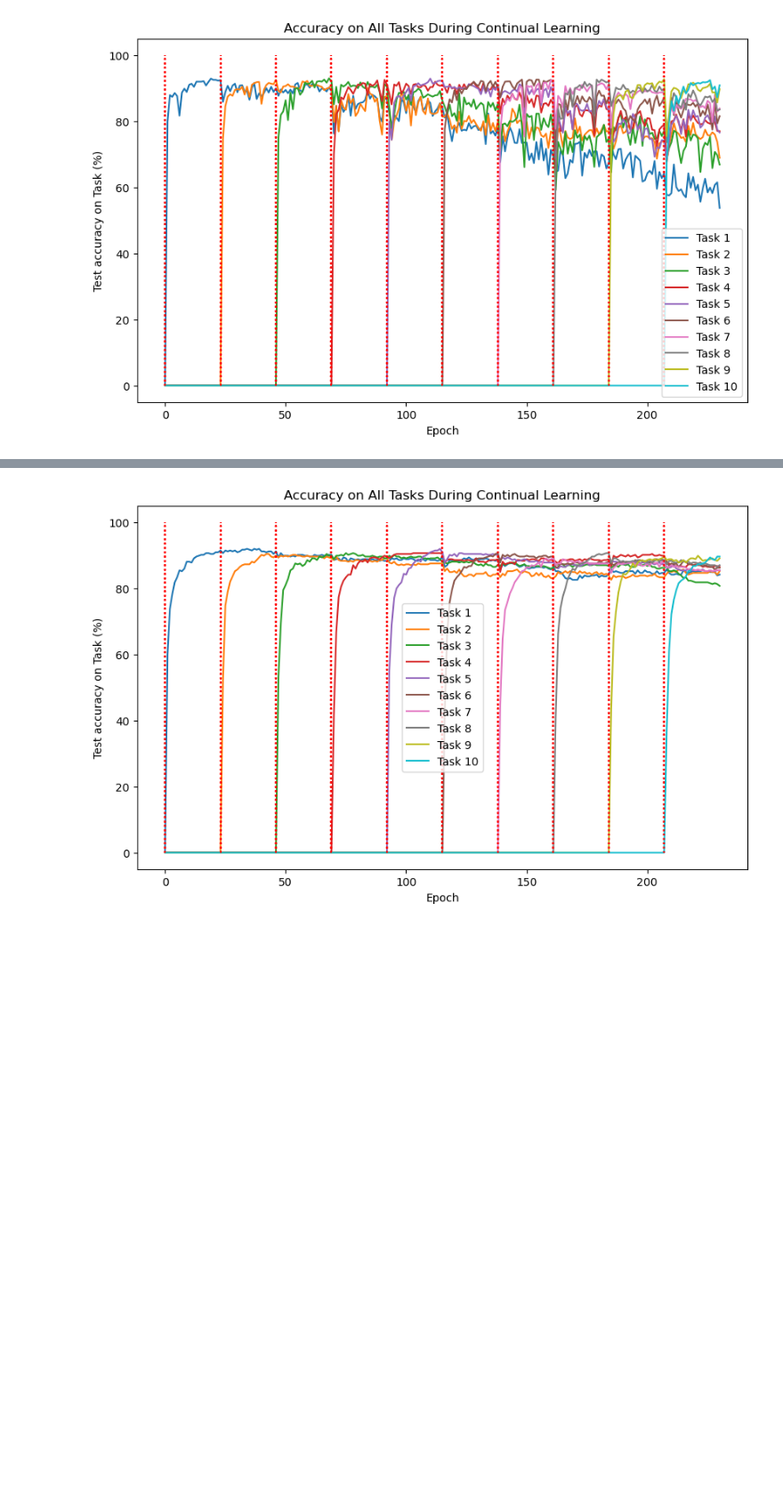
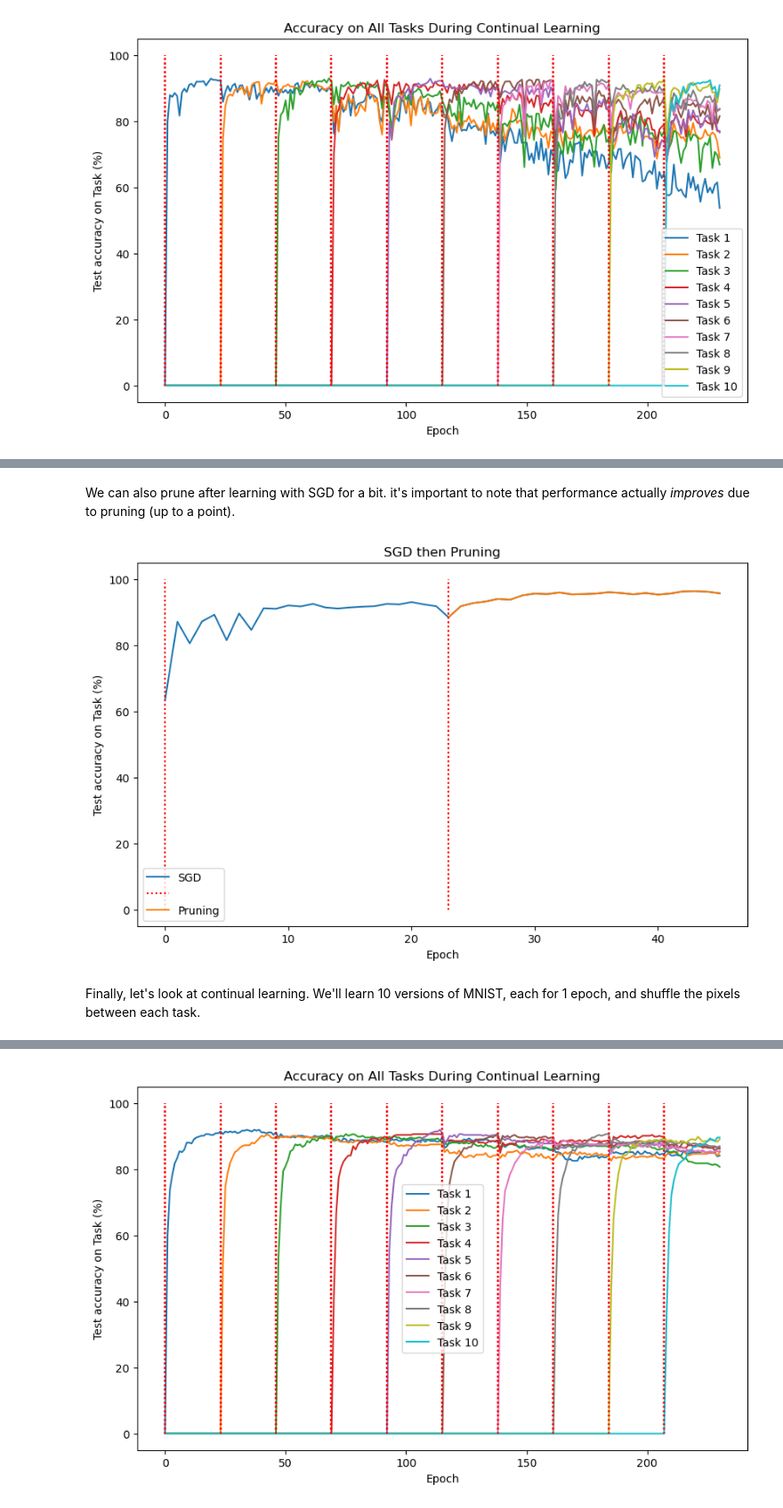
Before and after one commit to ZadorLaboratory/NeuralTangentEnsemble, a Jupyter notebook: pytorch_demo/demo_pruning.ipynb, the cells around one changed output, grey strips where cells are left out. Shown: that part at 89% size. Saved outputs shown, nothing was run; the diff lists cells and outputs as text; code cells hidden in the pictures; blank space fills up the shorter version.

```diff
--- a/pytorch_demo/demo_pruning.ipynb
+++ b/pytorch_demo/demo_pruning.ipynb
@@ -528,3 +476,59 @@ Text(0.5, 1.0, 'Noise level 0.001')
+# %% [markdown]
+We can also prune after learning with SGD for a bit. it's important to note that performance actually *improves* due to pruning (up to a point).
+# %%
+
+num_rounds = 2  # Number of datasets to create and train on
+num_epochs = 1  # Number of epochs to train on each dataset
+all_accuracies = []
+
+if torch.backends.mps.is_available():
+    device = "mps"
+else:
+    device = torch.device("cuda" if torch.cuda.is_available() else "cpu")
+
+model = MLP(input_dim=784, output_dim=10, num_features=100_000, n_layers=2)  # Initialize the model
+model = perturb_model(model.to(device), 1e-5)
+
+init_model = None
+
+train_loader, test_loader = shuffled_MNIST(128)  # Create new shuffled dataset
+
+eval_interval = 20
+
+for r in range(num_rounds):
+    # Update all test loaders to include the new test set
+    if r == 0:
+        all_test_loaders = [test_loader]
+        # start on a good foot
+        accuracies = train_and_evaluate(model, train_loader, all_test_loaders, optim.SGD(model.parameters(),0.01), # note the high weight decay
+                                 num_epochs,device, eval_interval, test_batches=10,log_edges=False)
+
+    else:
+        all_test_loaders.append(test_loader)
+
+        # note this will inherit the momentum state
+        optimizer = NTKPruner(model.parameters(),init_model, prune_rate=0.01, momentum=0.99, cutoff_method='gaussian')
+
+        accuracies = train_and_evaluate(model, train_loader, all_test_loaders, optimizer, num_epochs,device, eval_interval, test_batches=10,log_edges=False)
+    all_accuracies.append(accuracies)
+
+offset = len(train_loader) // eval_interval * num_epochs
+
+plt.figure(figsize=(10, 6))
+for i, accs in enumerate(all_accuracies):
+    accs = np.concatenate([a.get(i,[]) for a in all_accuracies])
+
+    plt.plot(range(i*offset,len(accs)+i*offset), accs)
+    plt.vlines(range(0,num_rounds*offset, offset), 0, 100, linestyles=":", colors="r")
+plt.xlabel('Epoch')
+plt.ylabel('Test accuracy on Task (%)')
+plt.title('SGD then Pruning')
+plt.legend(["SGD", "","Pruning"])
+plt.show()
+# %% [output]
+[figure, added]
+# %% [markdown]
+Finally, let's look at continual learning. We'll learn 10 versions of MNIST, each for 1 epoch, and shuffle the pixels between each task.
 # %%
 
 num_rounds = 10  # Number of datasets to create and train on
```
Also changed, not shown: parts of 11 cells of this notebook.
